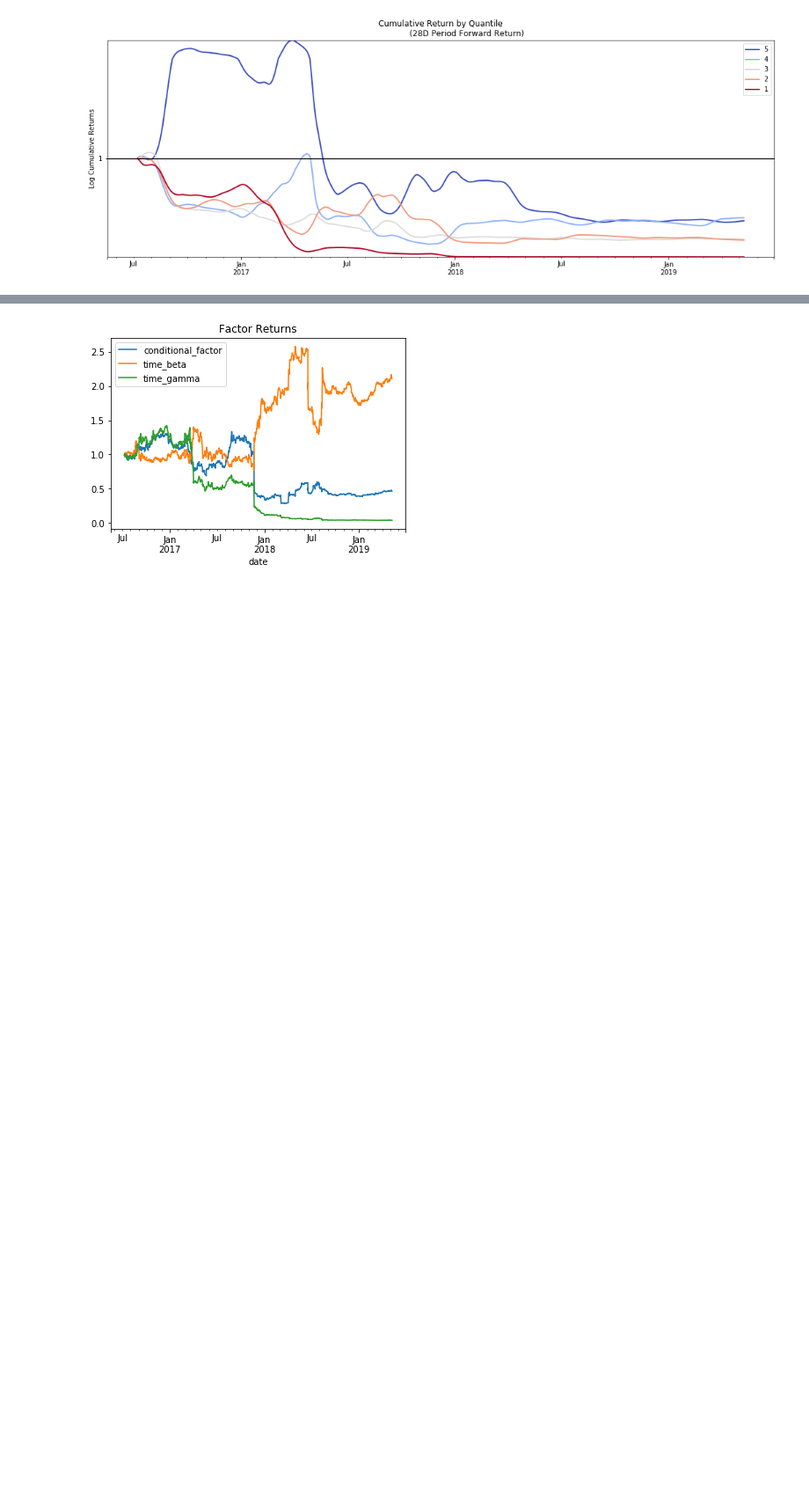
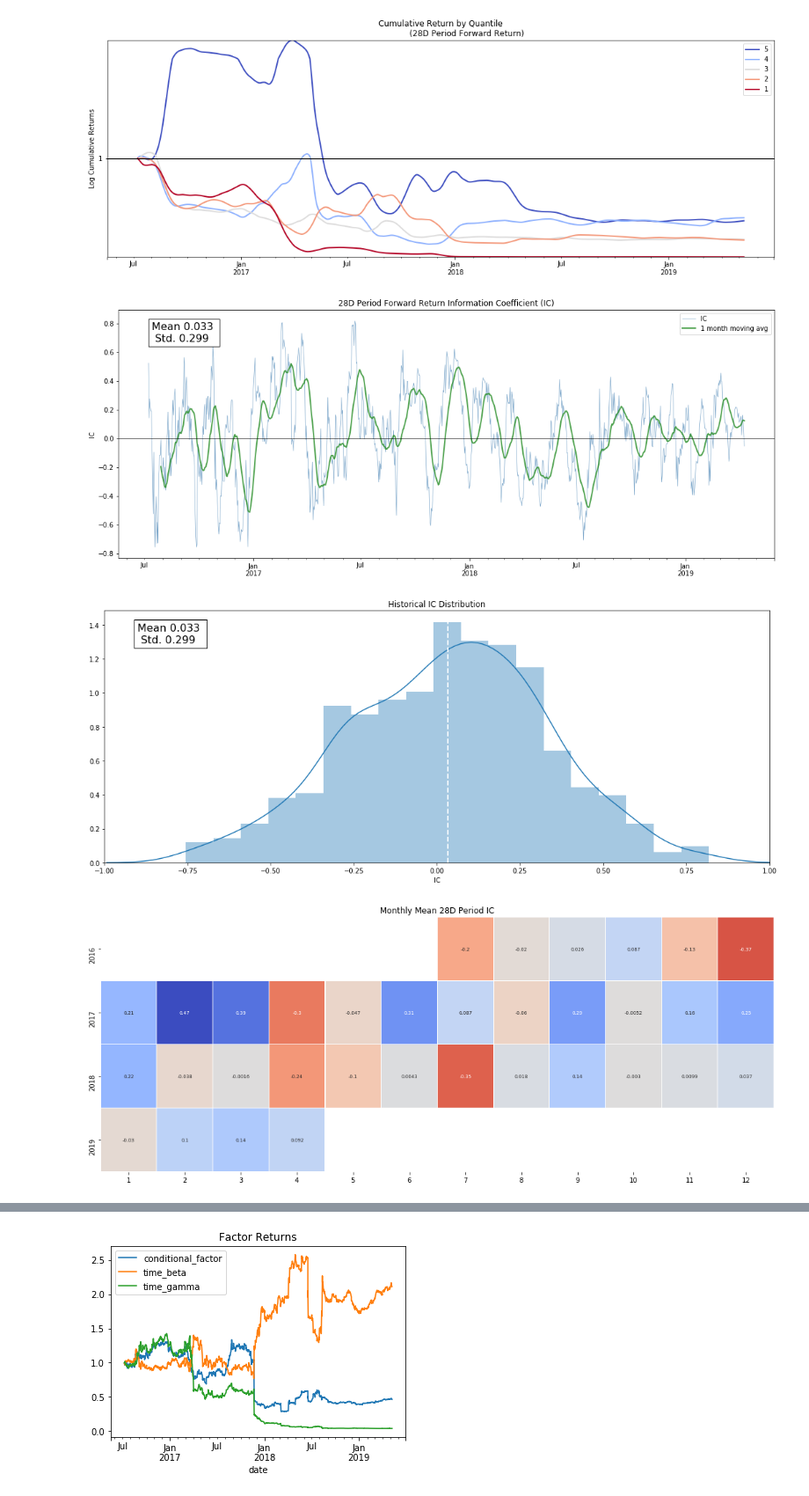
Before and after one commit to sirpipiro/coindr_paper, a Jupyter notebook: Zipline Test of Factors.ipynb, the cells around one changed output, grey strips where cells are left out. Shown: that part at 88% size. Drawn from its saved outputs; the diff is of its cells as text; code cells hidden in the pictures; blank space fills up the shorter version.

Commit message:
Finish IC charts section

```diff
--- a/Zipline Test of Factors.ipynb
+++ b/Zipline Test of Factors.ipynb
@@ -323,6 +323,75 @@ Returns Analysis
 [figure]
 [figure]
 [figure]
+# %%
+ic = al.performance.factor_information_coefficient(factor_data)
+# %%
+import seaborn as sns
+import matplotlib.cm as cm
+
+al.plotting.plot_ic_ts(ic)
+plt.savefig('./inputs/ic_chart_1.jpg')
+plt.show()
+
+m = ic.mean().values[0]
+
+def plot_ic_dist(ic):
+    fig, ax = plt.subplots(figsize = (18, 7))
+    sns.distplot(ic.replace(np.nan, 0.), norm_hist = True, ax = ax)
+    ax.set(title = 'Historical IC Distribution', xlabel = 'IC')
+    ax.set_xlim([-1, 1])
+    ax.text(.05, .95, "Mean %.3f \n Std. %.3f" % (ic.mean(), ic.std()),
+               fontsize = 16,
+               bbox = {'facecolor': 'white', 'alpha': 1, 'pad': 5},
+               transform = ax.transAxes,
+               verticalalignment = 'top')
+    ax.axvline(m, color = 'w', linestyle = 'dashed', linewidth = 2)
+
+plot_ic_dist(ic)
+plt.savefig('./inputs/ic_chart_2.jpg')
+plt.show()
+
+mean_monthly_ic = al.performance.mean_information_coefficient(factor_data, group_adjust=False,
+                                                              by_group=False, by_time="M")
+
+def plot_ic_heatmap(mean_monthly_ic):
+    new_index_year = []
+    new_index_month = []
+    for date in mean_monthly_ic.index:
+        new_index_year.append(date.year)
+        new_index_month.append(date.month)
+
+    mean_monthly_ic.index = pd.MultiIndex.from_arrays(
+        [new_index_year, new_index_month],
+        names=["year", "month"])
+
+    f, ax = plt.subplots(1, 1, figsize=(18, 7))
+    #ax = ax.flatten()
+
+    for a, (periods_num, ic) in zip([ax], mean_monthly_ic.iteritems()):
+
+        sns.heatmap(
+            ic.unstack(),
+            annot=True,
+            alpha=1.0,
+            center=0.0,
+            annot_kws={"size": 7},
+            linewidths=0.01,
+            linecolor='white',
+            cmap=cm.coolwarm_r,
+            cbar=False,
+            ax=a)
+        a.set(ylabel='', xlabel='')
+
+        a.set_title("Monthly Mean {} Period IC".format(periods_num))
+
+plot_ic_heatmap(mean_monthly_ic)
+plt.savefig('./inputs/ic_chart_3.jpg')
+plt.show()
+# %% [output]
+[figure, added]
+[figure, added]
+[figure, added]
 # %%
 import time
 import alphalens as al
```
Also changed, not shown: parts of 4 cells of this notebook, 2 other files.
